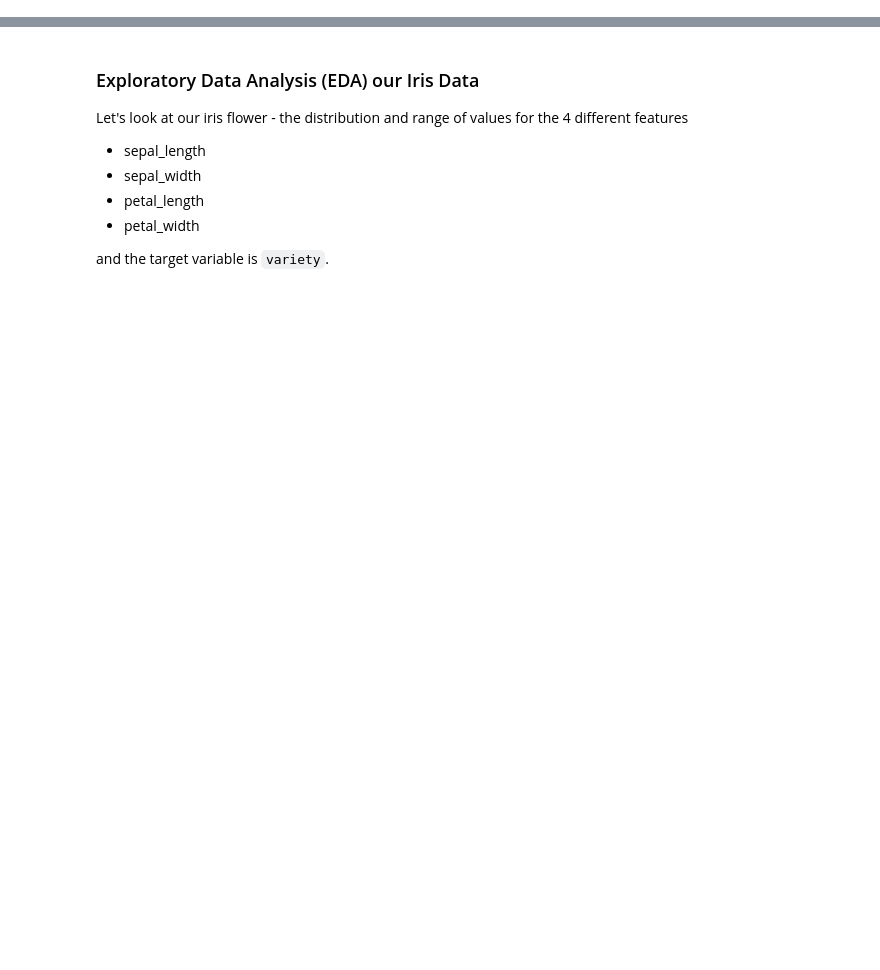
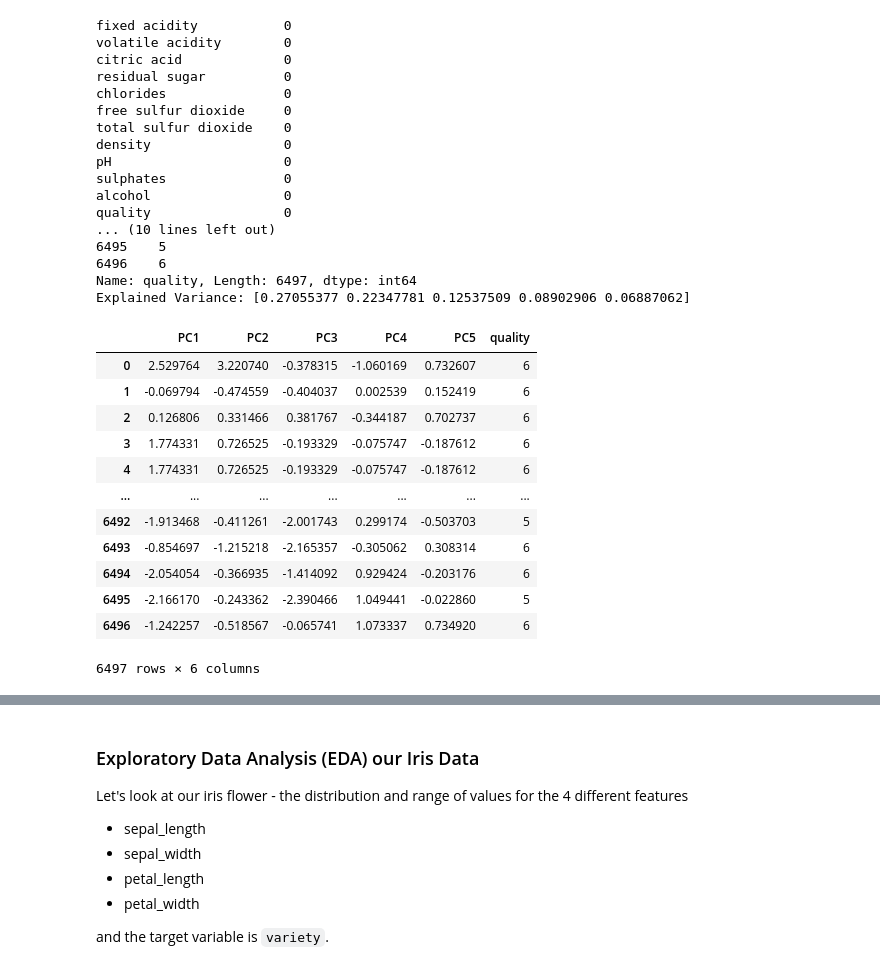
Before and after one commit to ZipeiZhang/ID2223_TopGaming, a Jupyter notebook: Lab1/Task2/wine-eda-and-backfill-feature-group.ipynb, the cells around one changed output, grey strips where cells are left out. Saved outputs shown, nothing was run; the diff lists cells and outputs as text; code cells hidden in the pictures; blank space fills up the shorter version.

```diff
--- a/Lab1/Task2/wine-eda-and-backfill-feature-group.ipynb
+++ b/Lab1/Task2/wine-eda-and-backfill-feature-group.ipynb
@@ -61,2 +64,77 @@ Name: count, dtype: int64
+# %%
+import pandas as pd
+from sklearn.preprocessing import StandardScaler
+from sklearn.decomposition import PCA
+
+# Load your data
+# Replace this with the path to your dataset
+
+# Assuming the target variable is 'quality' and should be excluded from PCA
+wine_df = pd.read_csv("https://raw.githubusercontent.com/ID2223KTH/id2223kth.github.io/master/assignments/lab1/wine.csv")
+wine_df = wine_df.drop('type', axis=1)
+# For numerical columns
+wine_df['citric acid'].fillna(wine_df['fixed acidity'].mean(), inplace=True)
+wine_df['residual sugar'].fillna(wine_df['volatile acidity'].mean(), inplace=True)
+wine_df['chlorides'].fillna(wine_df['volatile acidity'].mean(), inplace=True)
+wine_df['pH'].fillna(wine_df['volatile acidity'].mean(), inplace=True)
+wine_df['sulphates'].fillna(wine_df['volatile acidity'].mean(), inplace=True)
+wine_df['fixed acidity'].fillna(wine_df['fixed acidity'].mean(), inplace=True)
+wine_df['volatile acidity'].fillna(wine_df['volatile acidity'].mean(), inplace=True)
+# For categorical columns
+missing_values = wine_df.isnull().sum()
+print(missing_values)
+X = wine_df.drop('quality', axis=1)
+y = wine_df['quality']
+print("quality:",y)
+
+# Standardize the features
+scaler = StandardScaler()
+X_scaled = scaler.fit_transform(X)
+
+# Apply PCA
+pca = PCA(n_components=5)  # You can choose the number of components
+X_pca = pca.fit_transform(X_scaled)
+
+# Create a DataFrame with the principal components
+pca_df = pd.DataFrame(data=X_pca, columns=['PC1', 'PC2', 'PC3', 'PC4', 'PC5'])
+
+# Concatenate with the target variable if needed
+final_df = pd.concat([pca_df, y], axis=1)
+
+# Explained variance can help you decide how many components to keep
+explained_variance = pca.explained_variance_ratio_
+print(f"Explained Variance: {explained_variance}")
+final_df
+# %% [output]
+fixed acidity           0
+volatile acidity        0
+citric acid             0
+residual sugar          0
+chlorides               0
+free sulfur dioxide     0
+total sulfur dioxide    0
+density                 0
+pH                      0
+sulphates               0
+alcohol                 0
+quality                 0
+... (10 lines left out)
+6495    5
+6496    6
+Name: quality, Length: 6497, dtype: int64
+Explained Variance: [0.27055377 0.22347781 0.12537509 0.08902906 0.06887062]
+|  | PC1 | PC2 | PC3 | PC4 | PC5 | quality |
+| 0 | 2.529764 | 3.220740 | -0.378315 | -1.060169 | 0.732607 | 6 |
+| 1 | -0.069794 | -0.474559 | -0.404037 | 0.002539 | 0.152419 | 6 |
+| 2 | 0.126806 | 0.331466 | 0.381767 | -0.344187 | 0.702737 | 6 |
+| 3 | 1.774331 | 0.726525 | -0.193329 | -0.075747 | -0.187612 | 6 |
+| 4 | 1.774331 | 0.726525 | -0.193329 | -0.075747 | -0.187612 | 6 |
+| ... | ... | ... | ... | ... | ... | ... |
+| 6492 | -1.913468 | -0.411261 | -2.001743 | 0.299174 | -0.503703 | 5 |
+| 6493 | -0.854697 | -1.215218 | -2.165357 | -0.305062 | 0.308314 | 6 |
+| 6494 | -2.054054 | -0.366935 | -1.414092 | 0.929424 | -0.203176 | 6 |
+| 6495 | -2.166170 | -0.243362 | -2.390466 | 1.049441 | -0.022860 | 5 |
+| 6496 | -1.242257 | -0.518567 | -0.065741 | 1.073337 | 0.734920 | 6 |
+6497 rows × 6 columns
 # %%
 from sklearn.preprocessing import LabelEncoder
```
Also changed, not shown: parts of 40 cells of this notebook, 14 other files.
